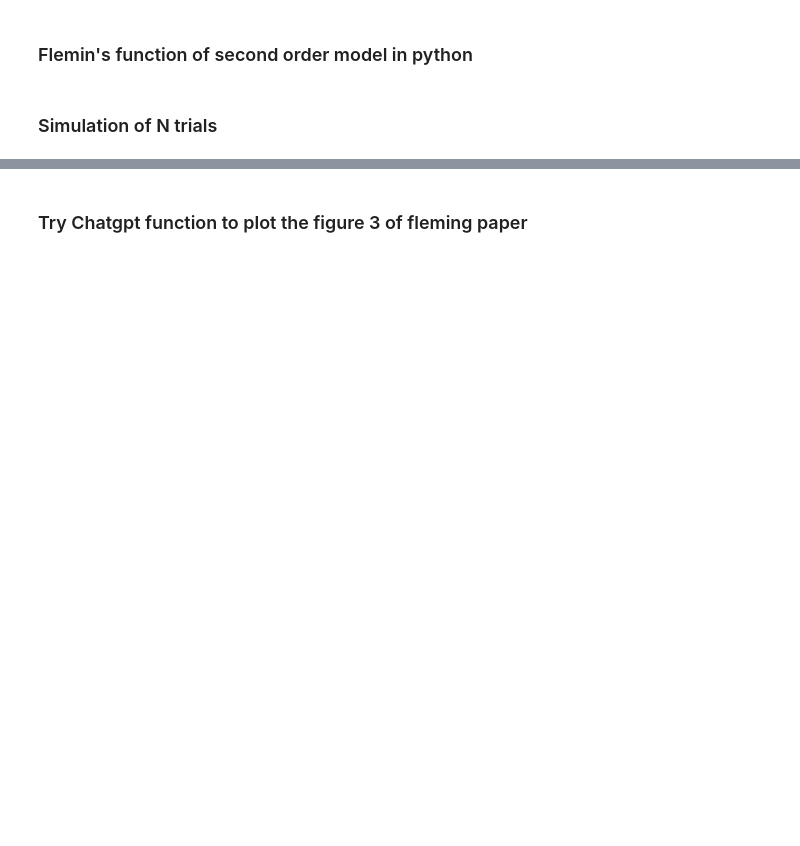
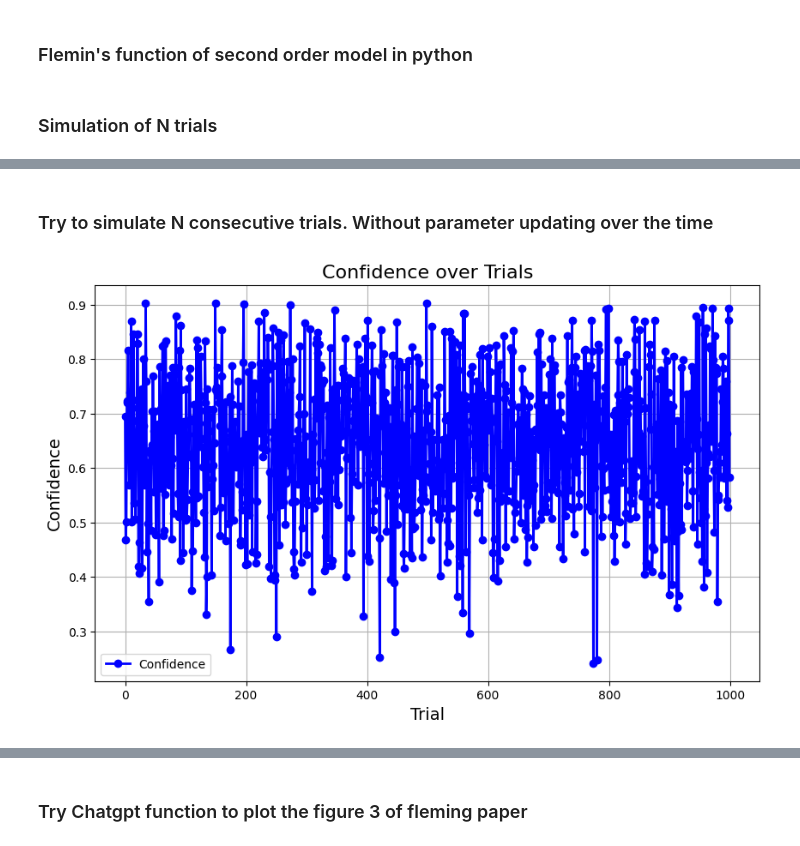
Before and after one commit to iair-embon/Bamb_Confidence_Database_Modeling, a Jupyter notebook: FlemingFunction_SeconOrderModel_python.ipynb, the cells around one changed output, grey strips where cells are left out. Cells and saved outputs as stored; diff of their text form; code cells hidden in the pictures; blank space fills up the shorter version.

```diff
--- a/FlemingFunction_SeconOrderModel_python.ipynb
+++ b/FlemingFunction_SeconOrderModel_python.ipynb
@@ -109,0 +94,2 @@ print('xp ', xp)
+# %% [markdown]
+### Try to simulate N consecutive trials. Without parameter updating over the time
@@ -109,0 +137,11 @@ print('xp ', xp)
+# %%
+plt.figure(figsize=(10, 6))
+plt.plot(range(N), secondOrder_mean_cor, 'bo-', label='Confidence', linewidth=2)
+plt.xlabel('Trial', fontsize=14)
+plt.ylabel('Confidence', fontsize=14)
+plt.title('Confidence over Trials', fontsize=16)
+plt.legend()
+plt.grid(True)
+plt.show()
+# %% [output]
+[figure, added]
```
Also changed, not shown: parts of 7 cells of this notebook, 2 other files.
